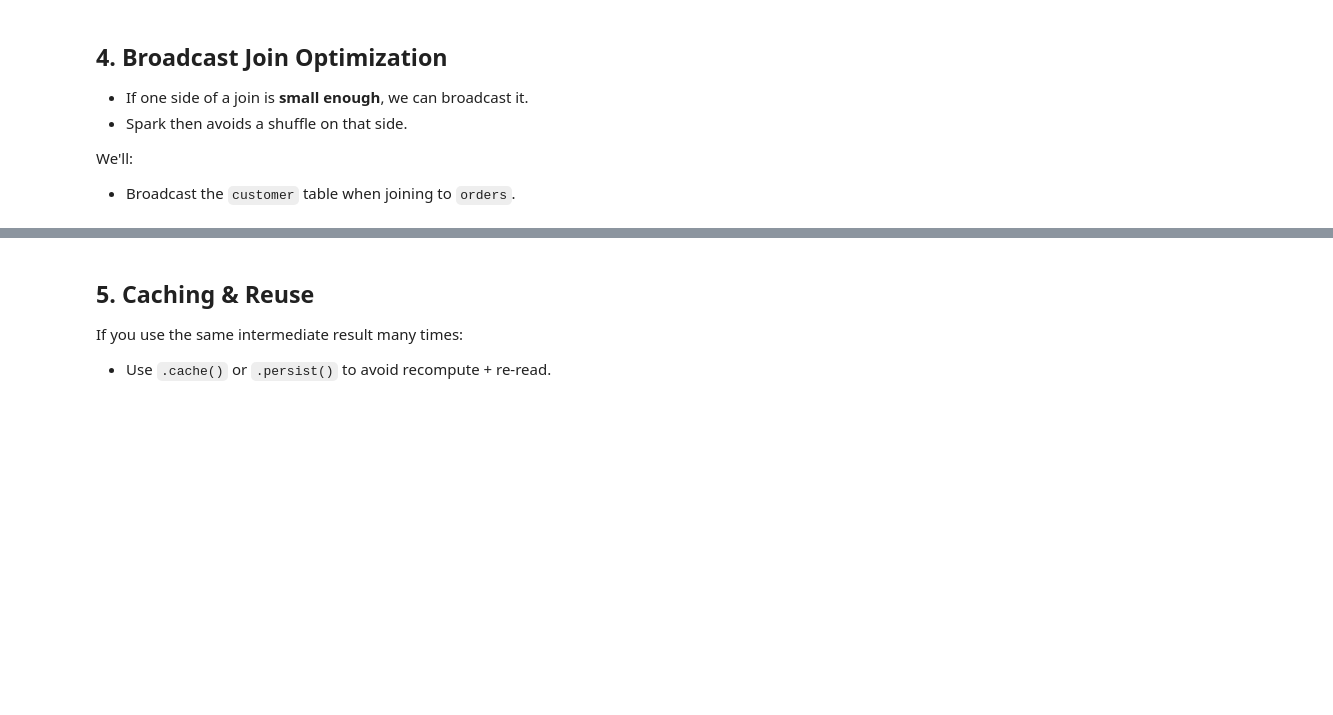
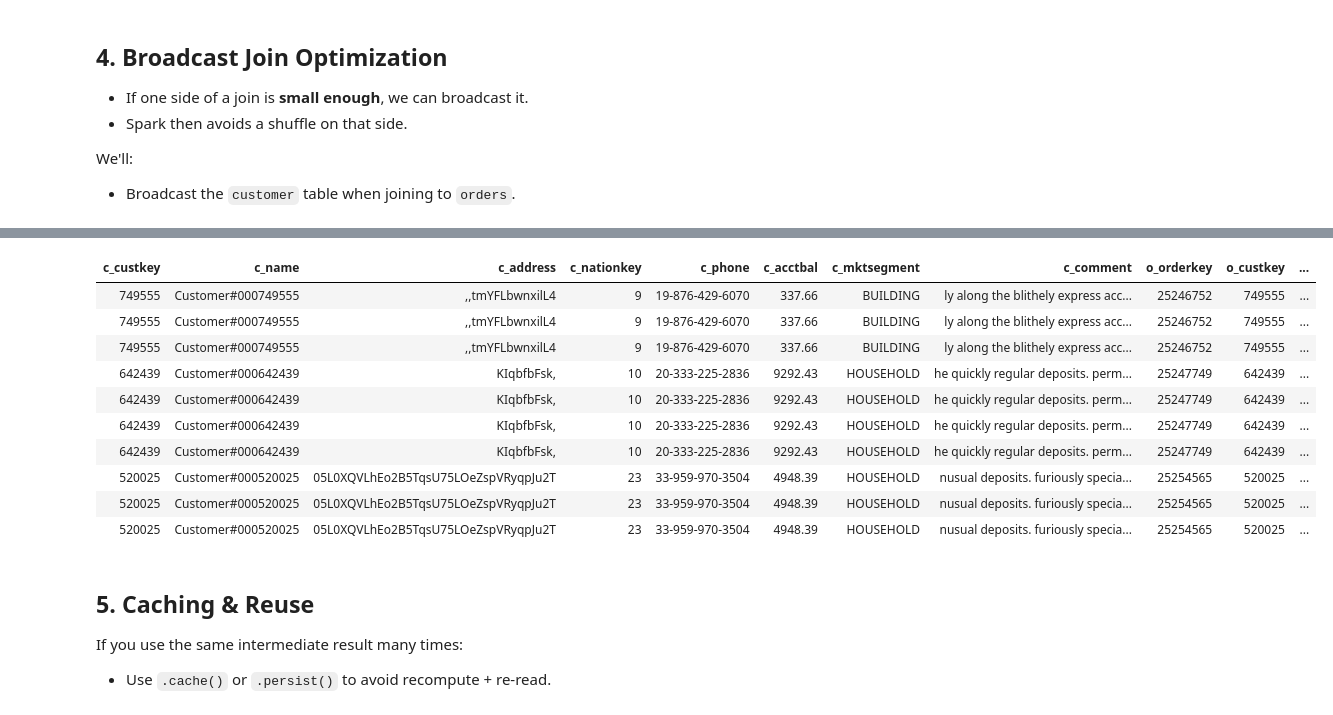
Before and after one commit to kareemullah123456789/big_data_advanced, a Jupyter notebook: databricks/notebook2b_joins_performance_tpch_df_only.ipynb, the cells around one changed output, grey strips where cells are left out. Cells and saved outputs as stored; diff of their text form; code cells hidden in the pictures; blank space fills up the shorter version.

```diff
--- a/databricks/notebook2b_joins_performance_tpch_df_only.ipynb
+++ b/databricks/notebook2b_joins_performance_tpch_df_only.ipynb
@@ -97,3 +234,17 @@ broadcast_all_df.explain(mode="extended")
+# %%
+display(broadcast_all_df.limit(10))
+# %% [output]
+| c_custkey | c_name | c_address | c_nationkey | c_phone | c_acctbal | c_mktsegment | c_comment | o_orderkey | o_custkey | ... |
+| 749555 | Customer#000749555 | ,,tmYFLbwnxilL4 | 9 | 19-876-429-6070 | 337.66 | BUILDING | ly along the blithely express acc... | 25246752 | 749555 | ... |
+| 749555 | Customer#000749555 | ,,tmYFLbwnxilL4 | 9 | 19-876-429-6070 | 337.66 | BUILDING | ly along the blithely express acc... | 25246752 | 749555 | ... |
+| 749555 | Customer#000749555 | ,,tmYFLbwnxilL4 | 9 | 19-876-429-6070 | 337.66 | BUILDING | ly along the blithely express acc... | 25246752 | 749555 | ... |
+| 642439 | Customer#000642439 | KIqbfbFsk, | 10 | 20-333-225-2836 | 9292.43 | HOUSEHOLD | he quickly regular deposits. perm... | 25247749 | 642439 | ... |
+| 642439 | Customer#000642439 | KIqbfbFsk, | 10 | 20-333-225-2836 | 9292.43 | HOUSEHOLD | he quickly regular deposits. perm... | 25247749 | 642439 | ... |
+| 642439 | Customer#000642439 | KIqbfbFsk, | 10 | 20-333-225-2836 | 9292.43 | HOUSEHOLD | he quickly regular deposits. perm... | 25247749 | 642439 | ... |
+| 642439 | Customer#000642439 | KIqbfbFsk, | 10 | 20-333-225-2836 | 9292.43 | HOUSEHOLD | he quickly regular deposits. perm... | 25247749 | 642439 | ... |
+| 520025 | Customer#000520025 | 05L0XQVLhEo2B5TqsU75LOeZspVRyqpJu2T | 23 | 33-959-970-3504 | 4948.39 | HOUSEHOLD | nusual deposits. furiously specia... | 25254565 | 520025 | ... |
+| 520025 | Customer#000520025 | 05L0XQVLhEo2B5TqsU75LOeZspVRyqpJu2T | 23 | 33-959-970-3504 | 4948.39 | HOUSEHOLD | nusual deposits. furiously specia... | 25254565 | 520025 | ... |
+| 520025 | Customer#000520025 | 05L0XQVLhEo2B5TqsU75LOeZspVRyqpJu2T | 23 | 33-959-970-3504 | 4948.39 | HOUSEHOLD | nusual deposits. furiously specia... | 25254565 | 520025 | ... |
 # %% [markdown]
 ## 5. Caching & Reuse
 
```
Also changed, not shown: parts of 13 cells of this notebook, 1 other file.
